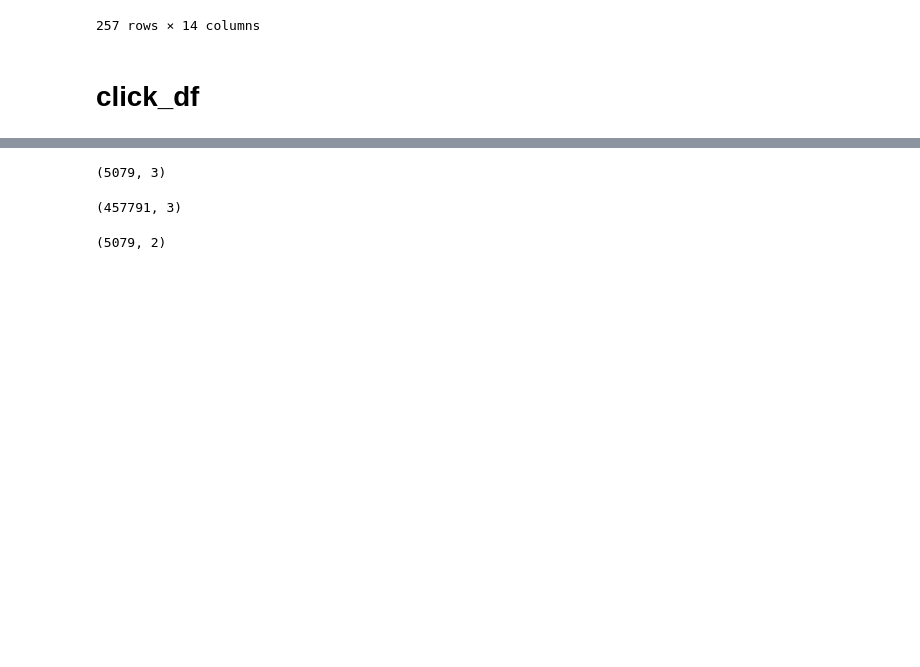
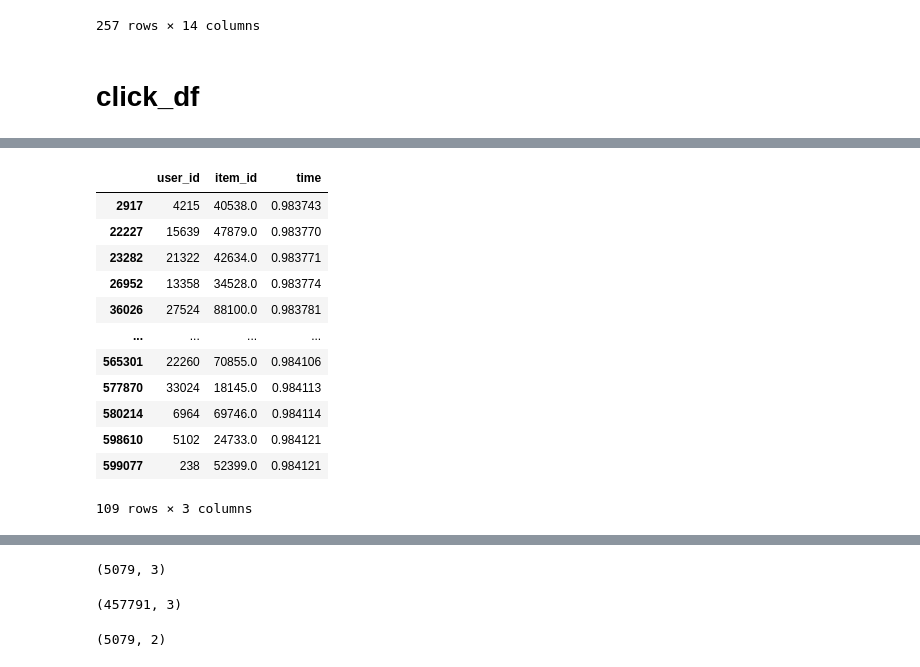
Before and after one commit to mayi140611/mayiapps, a Jupyter notebook: a_0330_0527_Modern_E_Commerce_Platform_Debiasing/0EDA.ipynb, the cells around one changed output, grey strips where cells are left out. Saved outputs shown, nothing was run; the diff lists cells and outputs as text; code cells hidden in the pictures; blank space fills up the shorter version.

```diff
--- a/c6_Modern_E_Commerce_Platform_Debiasing/0EDA.ipynb
+++ b/a_0330_0527_Modern_E_Commerce_Platform_Debiasing/0EDA.ipynb
@@ -491,0 +498,5 @@ gen val set...
+# %%
+# 完整的click数据
+whole_click = whole_click_train.append(click_test_val)
+
+whole_click.shape
@@ -491,0 +579,16 @@ gen val set...
+# %%
+whole_click.append(test_qtime)[whole_click.append(test_qtime).duplicated(['user_id', 'time'])]
+# %% [output]
+|  | user_id | item_id | time |
+| 2917 | 4215 | 40538.0 | 0.983743 |
+| 22227 | 15639 | 47879.0 | 0.983770 |
+| 23282 | 21322 | 42634.0 | 0.983771 |
+| 26952 | 13358 | 34528.0 | 0.983774 |
+| 36026 | 27524 | 88100.0 | 0.983781 |
+| ... | ... | ... | ... |
+| 565301 | 22260 | 70855.0 | 0.984106 |
+| 577870 | 33024 | 18145.0 | 0.984113 |
+| 580214 | 6964 | 69746.0 | 0.984114 |
+| 598610 | 5102 | 24733.0 | 0.984121 |
+| 599077 | 238 | 52399.0 | 0.984121 |
+109 rows × 3 columns
```
Also changed, not shown: parts of 23 cells of this notebook, 11 other files.
